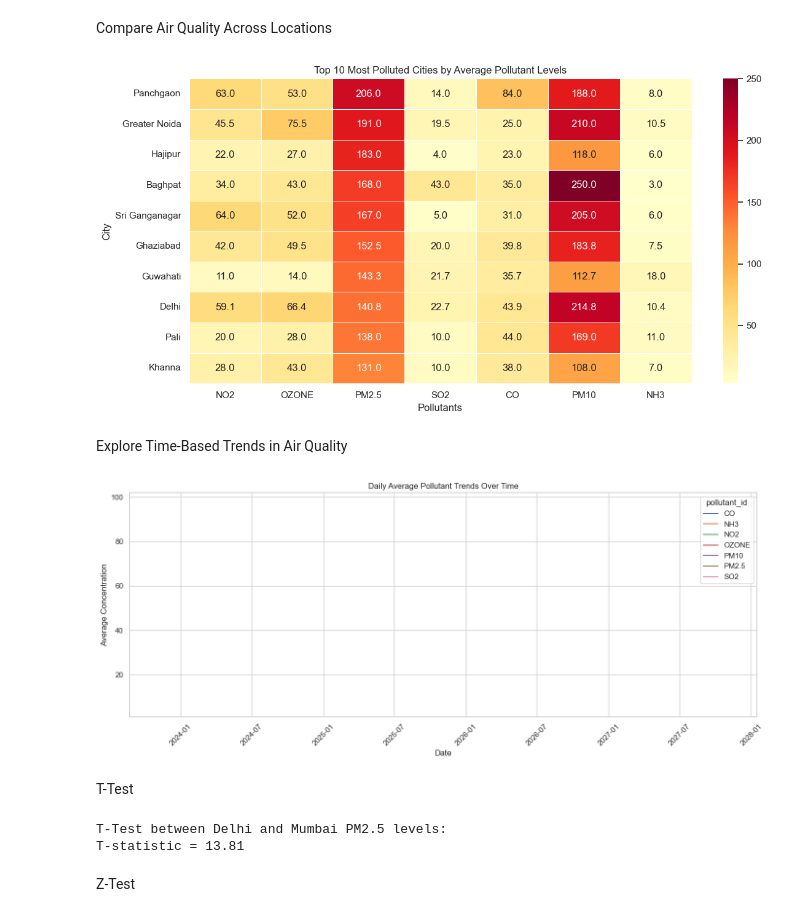
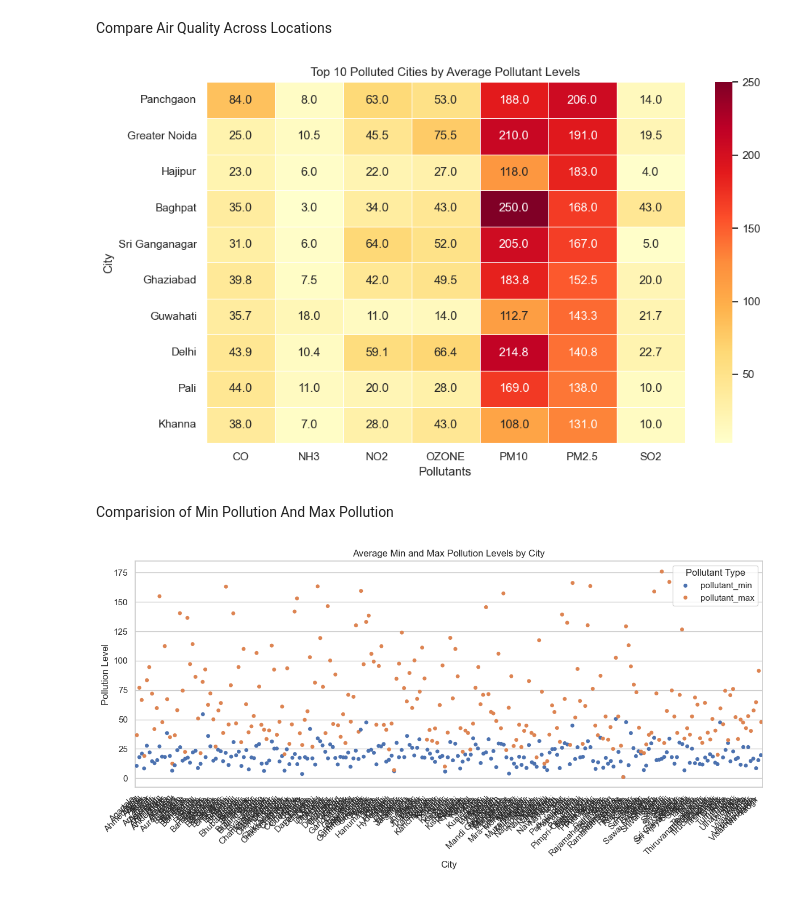
Before and after one commit to vanshsharma123456/Air-Quality-and-Pollution-Data-Across-Indian-Cities, a Jupyter notebook: Python CA2.ipynb, the cells around one changed output. Cells and saved outputs as stored; diff of their text form; code cells hidden in the pictures.

```diff
--- a/Python CA2.ipynb
+++ b/Python CA2.ipynb
@@ -120,70 +104,39 @@ Compare Air Quality Across Locations
 # %%
 pollutants = df['pollutant_id'].unique()
 
-pivot_df = df.pivot_table(index=['country', 'state', 'city', 'station', 'last_update', 'latitude', 'longitude'],
-                          columns='pollutant_id', values='pollutant_avg').reset_index()
+
+pivot = df.pivot_table(index='city', columns='pollutant_id', values='pollutant_avg')
 
 
-
-city_pollution = pivot_df.groupby('city')[pollutants].mean().sort_values('PM2.5', ascending=False)
+top_cities = pivot.sort_values('PM2.5', ascending=False).head(10)
 
 
-top_cities = city_pollution.head(10)
-
-
-plt.figure(figsize=(12, 6))
+plt.figure(figsize=(10, 6))
 sns.heatmap(top_cities, annot=True, cmap='YlOrRd', fmt=".1f", linewidths=0.5)
-plt.title('Top 10 Most Polluted Cities by Average Pollutant Levels')
+plt.title('Top 10 Polluted Cities by Average Pollutant Levels')
+plt.xlabel('Pollutants')
 plt.ylabel('City')
-plt.xlabel('Pollutants')
 plt.tight_layout()
 plt.show()
 # %% [output]
-[figure, old version]
+[figure, new version]
 # %% [markdown]
-Explore Time-Based Trends in Air Quality
+Comparision of Min Pollution And Max Pollution
 # %%
-df['last_update'] = pd.to_datetime(df['last_update'], errors='coerce')
+df_city = df[['city', 'pollutant_min', 'pollutant_max']].dropna()
 
+city_pollution = df_city.groupby('city')[['pollutant_min', 'pollutant_max']].mean().reset_index()
 
-df = df.dropna(subset=['pollutant_avg', 'pollutant_id', 'last_update'])
+city_pollution_melted = city_pollution.melt(id_vars='city', var_name='Pollutant Type', value_name='Value')
 
+plt.figure(figsize=(12, 6))
+sns.stripplot(data=city_pollution_melted, x='city', y='Value', hue='Pollutant Type')
 
-daily_avg = df.groupby(['pollutant_id', pd.Grouper(key='last_update', freq='D')])['pollutant_avg'].mean().reset_index()
-
-
-plt.figure(figsize=(14, 6))
-sns.lineplot(data=daily_avg, x='last_update', y='pollutant_avg', hue='pollutant_id')
-plt.title("Daily Average Pollutant Trends Over Time")
-plt.xlabel("Date")
-plt.ylabel("Average Concentration")
-plt.xticks(rotation=45)
+plt.title("Average Min and Max Pollution Levels by City")
+plt.xlabel("City")
+plt.ylabel("Pollution Level")
+plt.xticks(rotation=45, ha='right')
 plt.tight_layout()
 plt.show()
 # %% [output]
-[figure, old version]
+[figure, new version]
-# %% [markdown]
-T-Test
-# %%
-def custom_t_test(group1, group2):
-    mean1, mean2 = np.mean(group1), np.mean(group2)
-    var1, var2 = np.var(group1, ddof=1), np.var(group2, ddof=1)
-    n1, n2 = len(group1), len(group2)
-
-    t_stat = (mean1 - mean2) / np.sqrt(var1/n1 + var2/n2)
-    return t_stat
-
-
-city1 = "Delhi"
-city2 = "Mumbai"
-
-group1 = df[(df['city'] == city1) & (df['pollutant_id'] == 'PM2.5')]['pollutant_avg']
-group2 = df[(df['city'] == city2) & (df['pollutant_id'] == 'PM2.5')]['pollutant_avg']
-
-t_stat = custom_t_test(group1, group2)
-print(f"\nT-Test between {city1} and {city2} PM2.5 levels:\nT-statistic = {t_stat:.2f}")
-# %% [output]
-T-Test between Delhi and Mumbai PM2.5 levels:
-T-statistic = 13.81
-# %% [markdown]
-Z-Test
```
Also changed, not shown: parts of 10 cells of this notebook.
